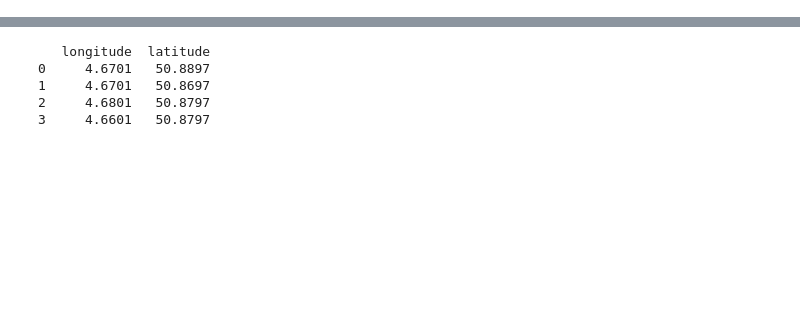
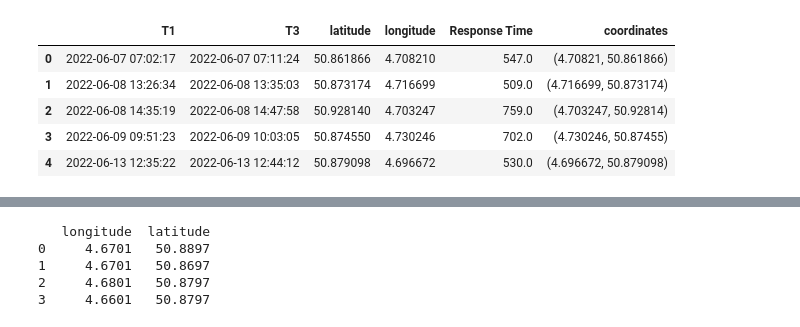
Before and after one commit to Leowiser/AED-Route-Optimization-MDA-Project, a Jupyter notebook: Try new version.ipynb, the cells around one changed output, grey strips where cells are left out. Cells and saved outputs as stored; diff of their text form; code cells hidden in the pictures; blank space fills up the shorter version.

```diff
--- a/Try new version.ipynb
+++ b/Try new version.ipynb
@@ -8,0 +51,13 @@ patient = (4.6701, 50.8797)
+# %%
+intervention = pd.read_csv("Data/interventions.csv")
+intervention.rename(columns = {'Longitude intervention':'longitude', 'Latitude intervention':'latitude'}, inplace = True)
+intervention['coordinates'] = list(zip(intervention['longitude'], intervention['latitude']))
+# %%
+intervention.head()
+# %% [output]
+|  | T1 | T3 | latitude | longitude | Response Time | coordinates |
+| 0 | 2022-06-07 07:02:17 | 2022-06-07 07:11:24 | 50.861866 | 4.708210 | 547.0 | (4.70821, 50.861866) |
+| 1 | 2022-06-08 13:26:34 | 2022-06-08 13:35:03 | 50.873174 | 4.716699 | 509.0 | (4.716699, 50.873174) |
+| 2 | 2022-06-08 14:35:19 | 2022-06-08 14:47:58 | 50.928140 | 4.703247 | 759.0 | (4.703247, 50.92814) |
+| 3 | 2022-06-09 09:51:23 | 2022-06-09 10:03:05 | 50.874550 | 4.730246 | 702.0 | (4.730246, 50.87455) |
+| 4 | 2022-06-13 12:35:22 | 2022-06-13 12:44:12 | 50.879098 | 4.696672 | 530.0 | (4.696672, 50.879098) |
```
Also changed, not shown: parts of 18 cells of this notebook, 3 other files.
